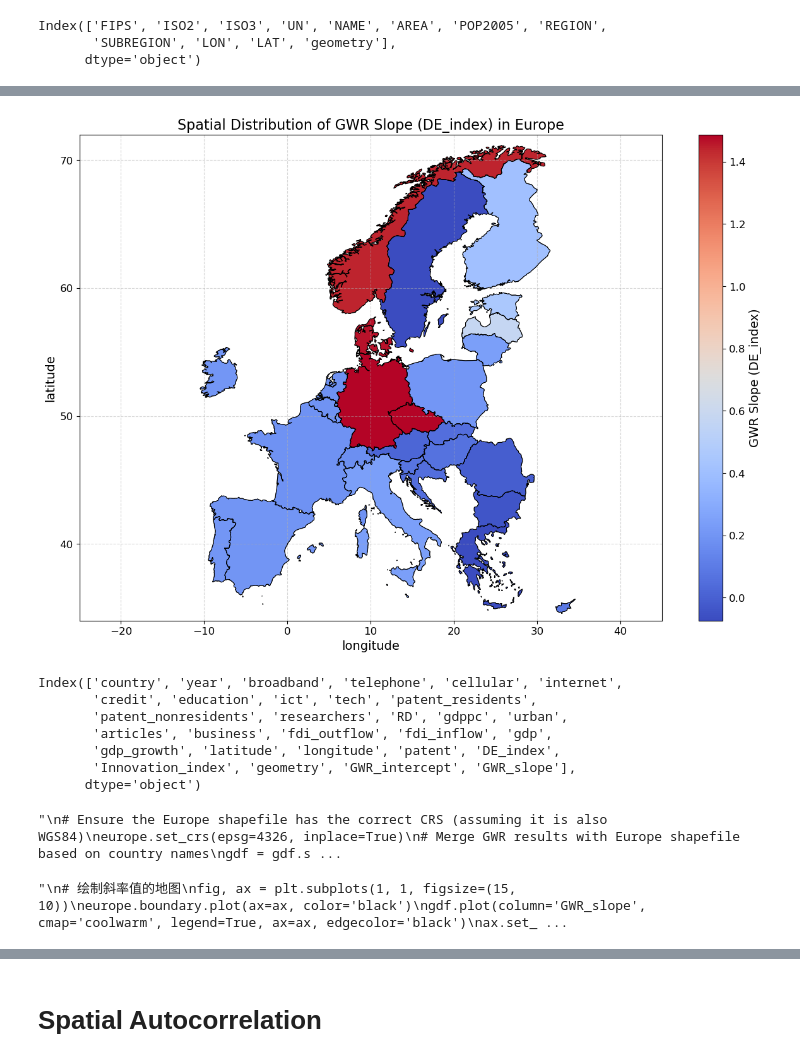
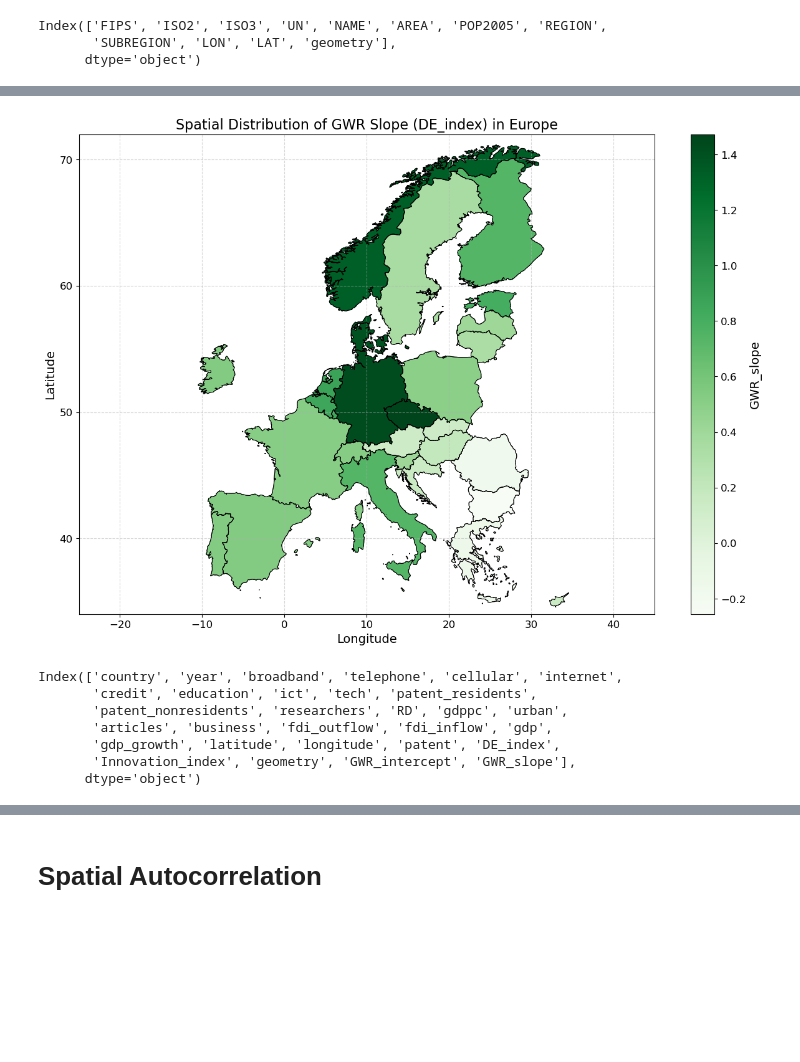
Before and after one commit to HumphreyHZ/CASA0004, a Jupyter notebook: Code.ipynb, the cells around one changed output, grey strips where cells are left out. Saved outputs shown, nothing was run; the diff lists cells and outputs as text; code cells hidden in the pictures; blank space fills up the shorter version.

```diff
--- a/Code.ipynb
+++ b/Code.ipynb
@@ -319,19 +486,3 @@ europe.set_crs(epsg=4326, allow_override=True)
 # Merge GWR results with Europe shapefile based on ISO3 codes
 gdf = gdf.set_index('ISO3')
 europe = europe.set_index('ISO3')
-
-# Calculate the average slope for each country
-average_slopes = gdf.groupby('ISO3')['GWR_slope'].mean()
-europe['GWR_slope'] = average_slopes
-
-# Plot the map for the slope values, focusing on Europe
-fig, ax = plt.subplots(1, 1, figsize=(15, 10))
-world2.boundary.plot(ax=ax, color='black')
-europe.plot(column='GWR_slope', cmap='coolwarm', legend=True, ax=ax, edgecolor='black')
-ax.set_title('Spatial Distribution of GWR Slope (DE_index) in Europe')
-
-# Set the extent to focus on Europe
-ax.set_xlim([-25, 45])
-ax.set_ylim([34, 72])
-
-plt.show()
@@ -342,36 +489,13 @@ import matplotlib.ticker as mticker
-# %%
-# Plot the map for the slope values, focusing on Europe
-fig, ax = plt.subplots(1, 1, figsize=(15, 10))
-
-# Improve the colormap and plot appearance
-europe.boundary.plot(ax=ax, color='black', linewidth=0.8)
-europe.plot(column='GWR_slope', cmap='coolwarm', legend=True, ax=ax, edgecolor='black', linewidth=0.5)
-
-# Add a more descriptive title
-ax.set_title('Spatial Distribution of GWR Slope (DE_index) in Europe', fontsize=16)
-
-# Set the extent to focus on Europe
-ax.set_xlim([-25, 45])
-ax.set_ylim([34, 72])
-
-# Improve axis labels and ticks
-ax.set_xlabel('longitude', fontsize=14)
-ax.set_ylabel('latitude', fontsize=14)
-ax.tick_params(axis='both', which='major', labelsize=12)
-ax.xaxis.set_major_locator(mticker.MultipleLocator(10))
-ax.yaxis.set_major_locator(mticker.MultipleLocator(10))
-
-# Customize the legend
-cbar = ax.get_figure().get_axes()[1]
-cbar.tick_params(labelsize=12)
-cbar.set_ylabel('GWR Slope (DE_index)', fontsize=14)
-
-# Add a grid for better readability
-ax.grid(True, linestyle='--', alpha=0.5)
-
-plt.show()
-# %% [output]
-[figure, removed]
+# %%
+# Add GWR slope to Europe GeoDataFrame
+gdf['GWR_slope'] = results.params[:, 1]
+average_slope = gdf.groupby('ISO3')['GWR_slope'].mean()
+europe['GWR_slope'] = average_slope
+
+# Plot GWR_slope using a detailed color scale
+plot_map('GWR_slope', 'Spatial Distribution of GWR Slope (DE_index) in Europe', cmap='Greens')
+# %% [output]
+[figure, added]
 # %%
 print(gdf.columns)
 # %% [output]
@@ -382,23 +506,3 @@ Index(['country', 'year', 'broadband', 'telephone', 'cellular', 'internet',
        'gdp_growth', 'latitude', 'longitude', 'patent', 'DE_index',
        'Innovation_index', 'geometry', 'GWR_intercept', 'GWR_slope'],
       dtype='object')
-# %%
-'''
-# Ensure the Europe shapefile has the correct CRS (assuming it is also WGS84)
-europe.set_crs(epsg=4326, inplace=True)
-# Merge GWR results with Europe shapefile based on country names
-gdf = gdf.set_index('ISO3').join(europe.set_index('ISO3'), rsuffix='_shape')
-'''
-# %% [output]
-"\n# Ensure the Europe shapefile has the correct CRS (assuming it is also WGS84)\neurope.set_crs(epsg=4326, inplace=True)\n# Merge GWR results with Europe shapefile based on country names\ngdf = gdf.s ...
-# %%
-'''
-# 绘制斜率值的地图
-fig, ax = plt.subplots(1, 1, figsize=(15, 10))
-europe.boundary.plot(ax=ax, color='black')
-gdf.plot(column='GWR_slope', cmap='coolwarm', legend=True, ax=ax, edgecolor='black')
-ax.set_title('Spatial Distribution of GWR Slope (DE_index) in Europe')
-plt.show()
-'''
-# %% [output]
-"\n# 绘制斜率值的地图\nfig, ax = plt.subplots(1, 1, figsize=(15, 10))\neurope.boundary.plot(ax=ax, color='black')\ngdf.plot(column='GWR_slope', cmap='coolwarm', legend=True, ax=ax, edgecolor='black')\nax.set_ ...
```
Also changed, not shown: parts of 31 cells of this notebook.
